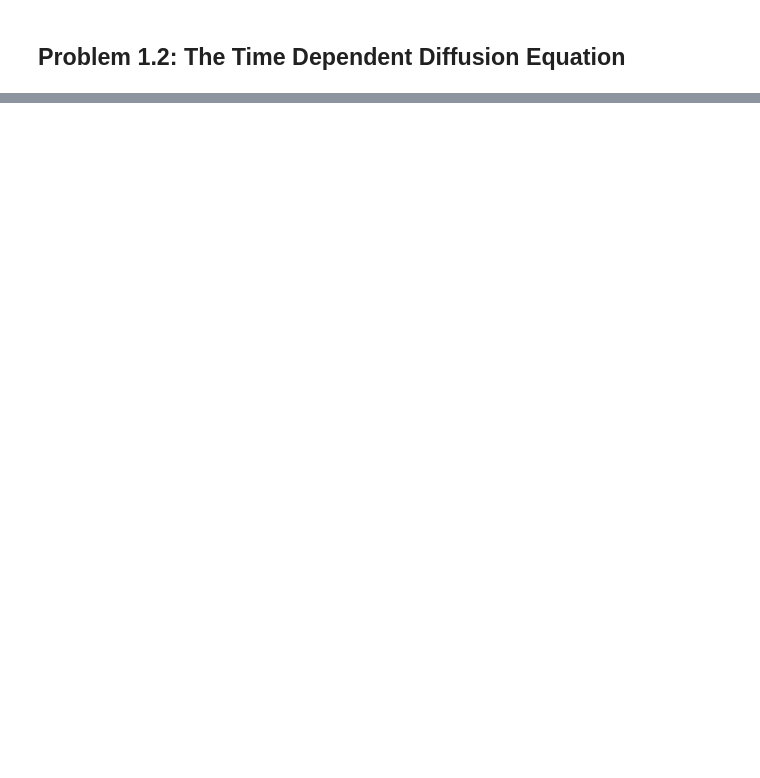
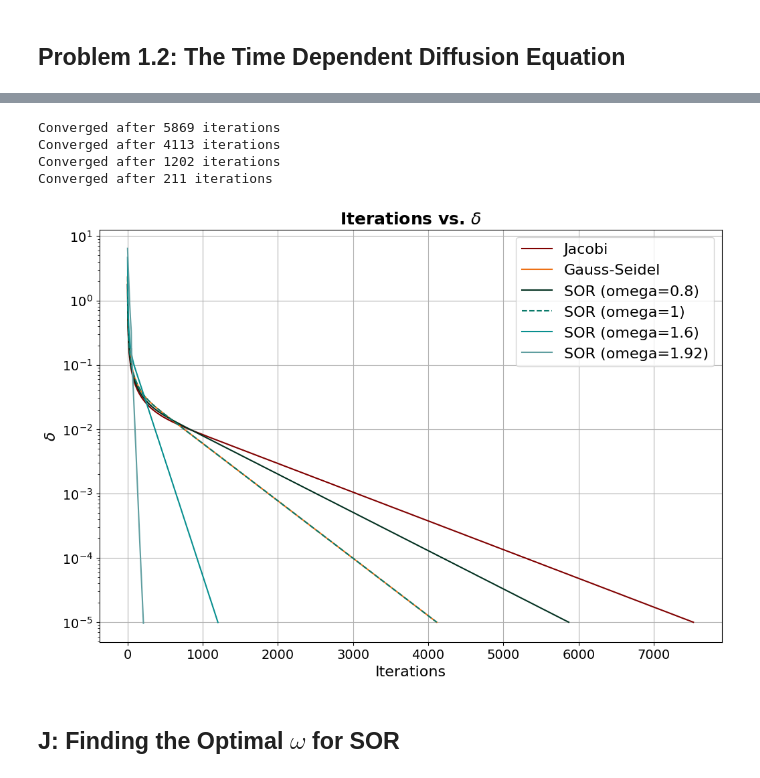
Before and after one commit to shaniasinha/scientific-computing-group-1, a Jupyter notebook: set1.ipynb, the cells around one changed output, grey strips where cells are left out. Saved outputs shown, nothing was run; the diff lists cells and outputs as text; code cells hidden in the pictures; blank space fills up the shorter version.

```diff
--- a/set1.ipynb
+++ b/set1.ipynb
@@ -128,0 +252,36 @@ Converged after 663 iterations
+# %%
+# Run SOR for other omega values
+omegas = [0.8, 1, 1.6, 1.92]
+iterations_sor_all_omegas = []
+diffs_sor_all_omegas = []
+labels_sor = [f"SOR (omega={omega})" for omega in omegas]
+
+for omega in omegas:
+    solver_sor = SORIteration(N=50)
+    iterations_taken_sor, concentration_sor, diffs_sor = solver_sor.solve(omega=omega)
+    iterations_sor_all_omegas.append(iterations_taken_sor)
+    diffs_sor_all_omegas.append(diffs_sor)
+# %% [output]
+Converged after 5869 iterations
+Converged after 4113 iterations
+Converged after 1202 iterations
+Converged after 211 iterations
+# %%
+iterations_all_methods = [iterations_taken_ji, iterations_taken_gs]     # Start with the Jacobi and Gauss-Seidel iterations
+iterations_all_methods.extend(iterations_sor_all_omegas)                # Extend the list of iterations with the SOR iterations
+
+diffs_all_methods = [diffs_ji, diffs_gs]            # Start with the Jacobi and Gauss-Seidel diffs
+diffs_all_methods.extend(diffs_sor_all_omegas)      # Extend the list of diffs with the SOR diffs
+
+labels = ["Jacobi", "Gauss-Seidel"]                 # Start with the Jacobi and Gauss-Seidel labels
+labels.extend(labels_sor)                           # Extend the list of labels with the SOR labels
+
+# List of colors for the plot
+colors = ["#800000", "#ed7014", "#023020", "#097969", "#088F8F", "#5F9EA0"]
+
+# Plot
+plot_iterations_vs_diffs(iterations_all_methods, diffs_all_methods, labels, colors[::-1])
+# %% [output]
+[figure, added]
+# %% [markdown]
+## J: Finding the Optimal $\omega$ for SOR
```
Also changed, not shown: parts of 30 cells of this notebook, 20 other files.
